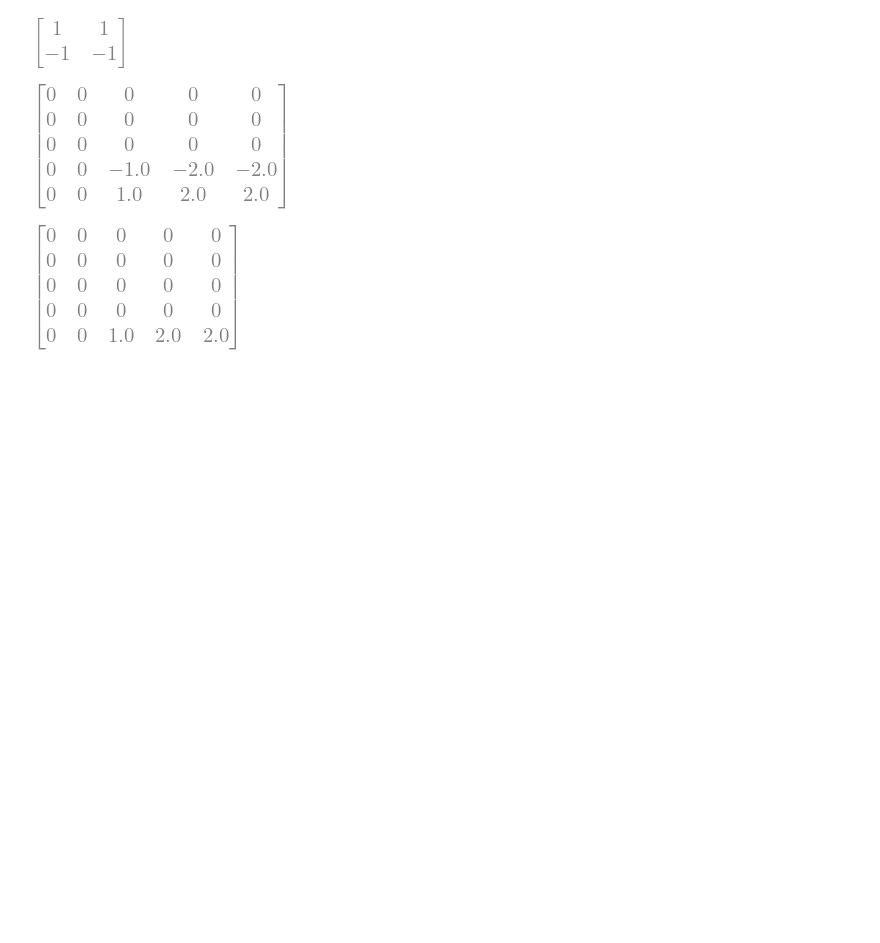
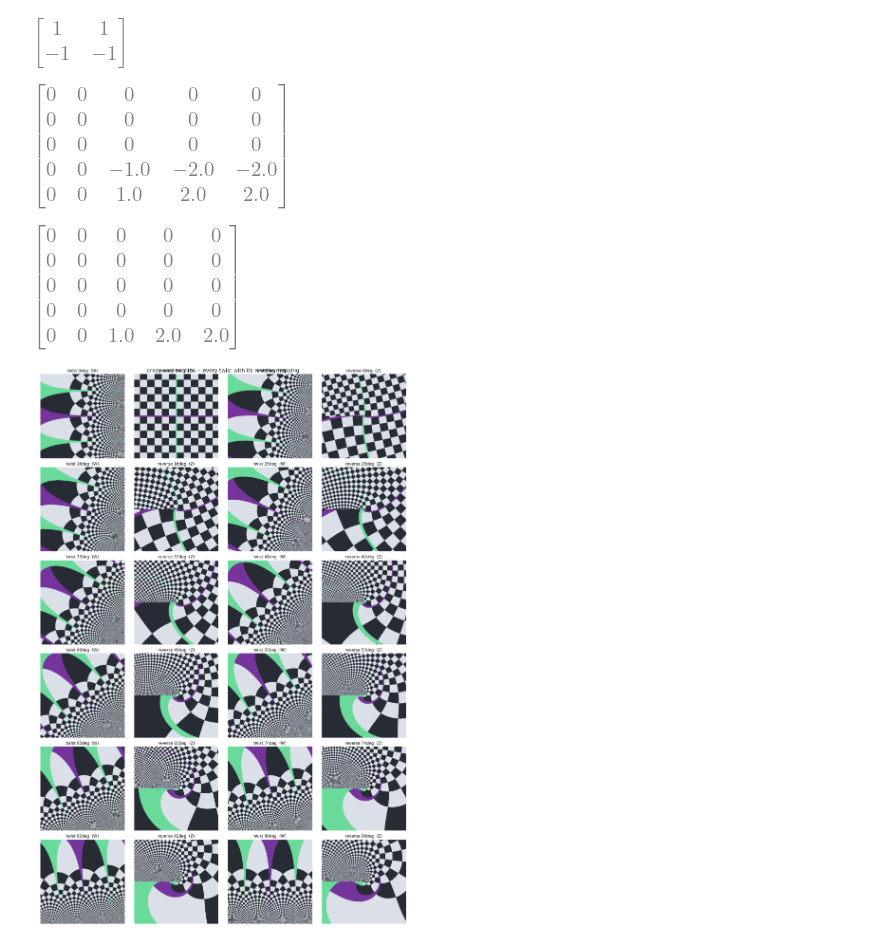
Before and after one commit to mumiavini/cv_vibrometry, a Jupyter notebook: Code/interesting.ipynb, the cells around one changed output. Drawn from its saved outputs; the diff is of its cells as text; code cells hidden in the pictures; blank space fills up the shorter version.

```diff
--- a/Code/interesting.ipynb
+++ b/Code/interesting.ipynb
@@ -223,0 +309,66 @@ display(sympy.Matrix(tf.squeeze(image_detect).numpy()))
+# %%
+#crazy escher thins
+import numpy as np
+import matplotlib.pyplot as plt
+
+# In theoretical mathematics, both the Z plane and the W plane are completely
+# infinite. There are no black spaces, no abrupt cuts, and no missing data.
+#
+# The old version contradicted that: it sampled a FINITE raster picture with
+# map_coordinates(mode='constant', cval=0) and rotated it with reshape=False,
+# so anything that fell off the edge became a black hole.
+#
+# Fix: never sample a finite image. Evaluate the pattern ANALYTICALLY straight
+# from the (real, imaginary) coordinates, so every single point of the plane
+# has a colour -- forever. Both the forward twist AND its reverse mapping then
+# stay completely filled: no black spaces, no abrupt cuts, no missing data.
+def escher_texture(zr, zi, period=0.45):
+    checker = (np.floor(zr / period) + np.floor(zi / period)) % 2
+    dark  = np.array([40, 44, 52]) / 255.0
+    light = np.array([220, 224, 232]) / 255.0
+    img = np.where(checker[..., None] == 0, dark, light)
+    # thin coloured guide-lines so the twist is easy to follow (still no black)
+    img = np.where((np.abs(zi) < 0.04)[..., None], np.array([118, 53, 156]) / 255.0, img)  # eixo x
+    img = np.where((np.abs(zr) < 0.04)[..., None], np.array([107, 219, 156]) / 255.0, img)  # eixo y
+    return img
+
+# w = ln(z) unrolls the plane into a strip; rotating that strip by `angle` and
+# exponentiating back twists straight lines into logarithmic spirals.
+#   forward  : screen is the W (log) plane ->  z = exp(w * e^{+i*theta})
+#   reverse  : screen is the Z plane back   ->  z = exp(e^{-i*theta} * ln w)
+# The reverse mapping closes the loop, showing the same twist re-expressed in
+# real (Z-plane) coordinates -- the classic Escher / Droste spiral.
+def escher_panel(angle_deg, reverse=False, span=2.6, resolution=400):
+    a = np.linspace(-span, span, resolution)
+    A, B = np.meshgrid(a, a)
+    G = A + 1j * B
+    theta = np.deg2rad(angle_deg)
+    if not reverse:
+        Z = np.exp(G * np.exp(1j * theta))            # forward: W-plane view
+    else:
+        G = np.where(G == 0, 1e-12, G)                # ln is undefined at the origin
+        Z = np.exp(np.exp(-1j * theta) * np.log(G))   # reverse: Z-plane view
+    return escher_texture(Z.real, Z.imag)
+
+# Sweep the twist angle; for every twist show the forward map AND its reverse.
+angles = np.linspace(0, 90, 12)              # change count/range for more variety
+ncols = 4                                    # columns alternate forward / reverse
+nrows = int(np.ceil(2 * len(angles) / ncols))
+
+fig, axes = plt.subplots(nrows, ncols, figsize=(4 * ncols, 4 * nrows))
+flat = axes.ravel()
+for i, angle in enumerate(angles):
+    flat[2 * i].imshow(escher_panel(angle, reverse=False), origin='lower')
+    flat[2 * i].set_title(f"twist {angle:.0f}deg  (W)")
+    flat[2 * i].axis('off')
+    flat[2 * i + 1].imshow(escher_panel(angle, reverse=True), origin='lower')
+    flat[2 * i + 1].set_title(f"reverse {angle:.0f}deg  (Z)")
+    flat[2 * i + 1].axis('off')
+for ax in flat[2 * len(angles):]:
+    ax.axis('off')
+
+fig.suptitle("crazy escher thins -- every twist with its reverse mapping", fontsize=16)
+plt.tight_layout()
+plt.show()
+# %% [output]
+[figure, added]
```
Also changed, not shown: parts of 1 cell of this notebook, 10 other files.
